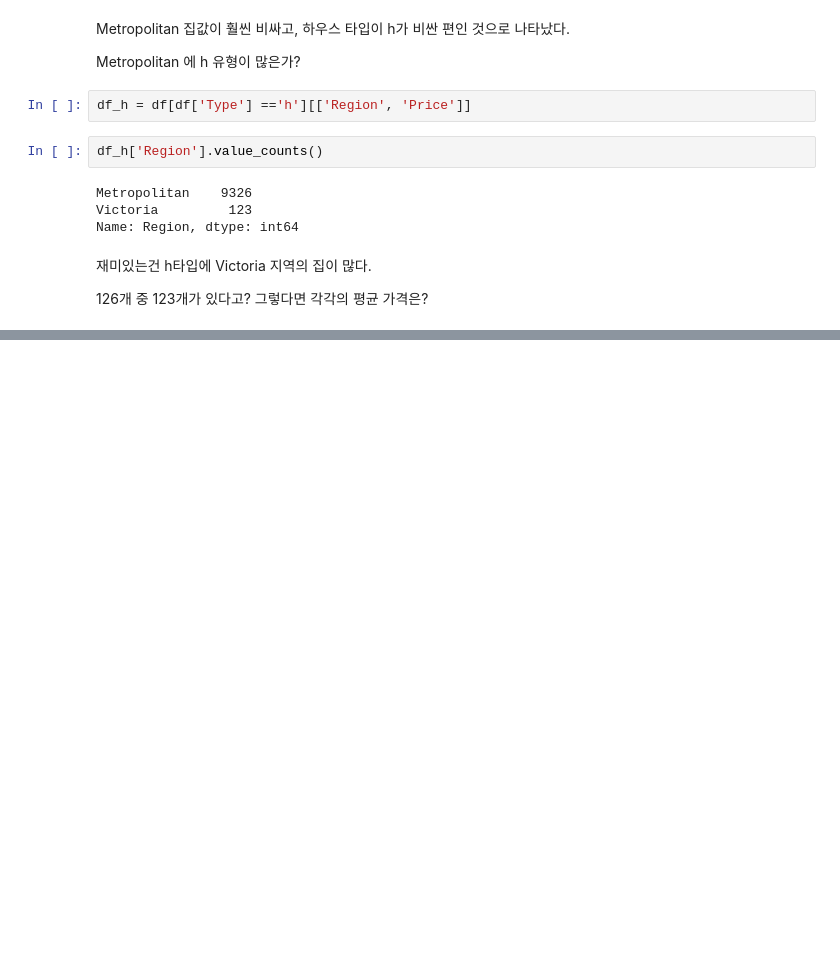
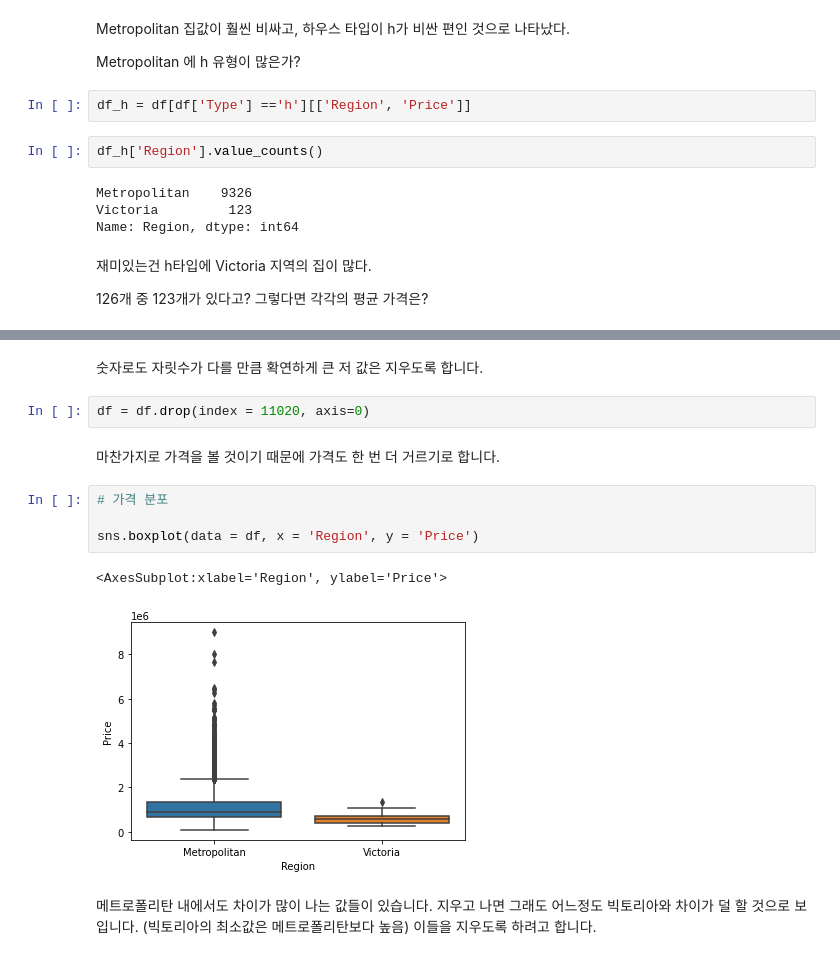
Before and after one commit to Angela-Park-JE/TIL_ver1, a Jupyter notebook: pandas/permutation_test.ipynb, the cells around one changed output, grey strips where cells are left out. Cells and saved outputs as stored; diff of their text form; blank space fills up the shorter version.

```diff
--- a/pandas/permutation_test.ipynb
+++ b/pandas/permutation_test.ipynb
@@ -196,0 +218,15 @@ pd.crosstab(index = df['Region'], columns = df['Type'], values = df['Price'], ag
+# %% [markdown]
+숫자로도 자릿수가 다를 만큼 확연하게 큰 저 값은 지우도록 합니다.
+# %%
+df = df.drop(index = 11020, axis=0)
+# %% [markdown]
+마찬가지로 가격을 볼 것이기 때문에 가격도 한 번 더 거르기로 합니다.
+# %%
+# 가격 분포
+
+sns.boxplot(data = df, x = 'Region', y = 'Price')
+# %% [output]
+<AxesSubplot:xlabel='Region', ylabel='Price'>
+[figure, added]
+# %% [markdown]
+메트로폴리탄 내에서도 차이가 많이 나는 값들이 있습니다. 지우고 나면 그래도 어느정도 빅토리아와 차이가 덜 할 것으로 보입니다. (빅토리아의 최소값은 메트로폴리탄보다 높음) 이들을 지우도록 하려고 합니다.
```
Also changed, not shown: parts of 7 cells of this notebook.
